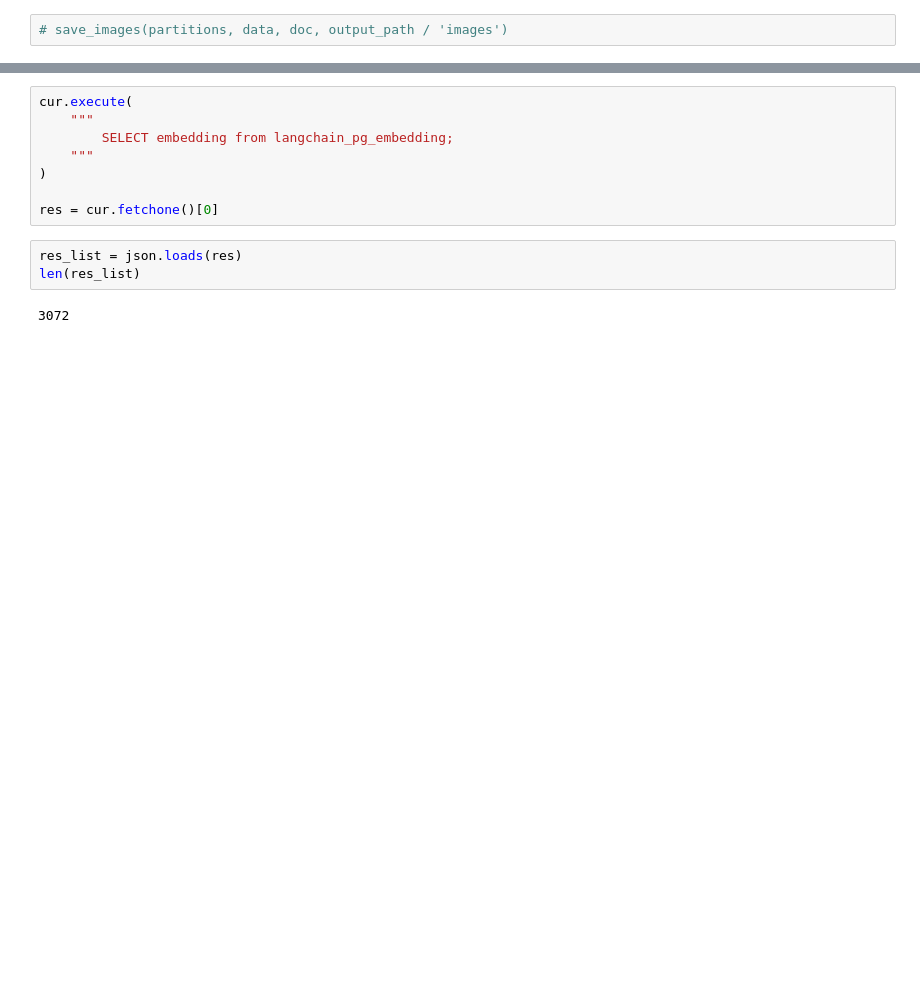
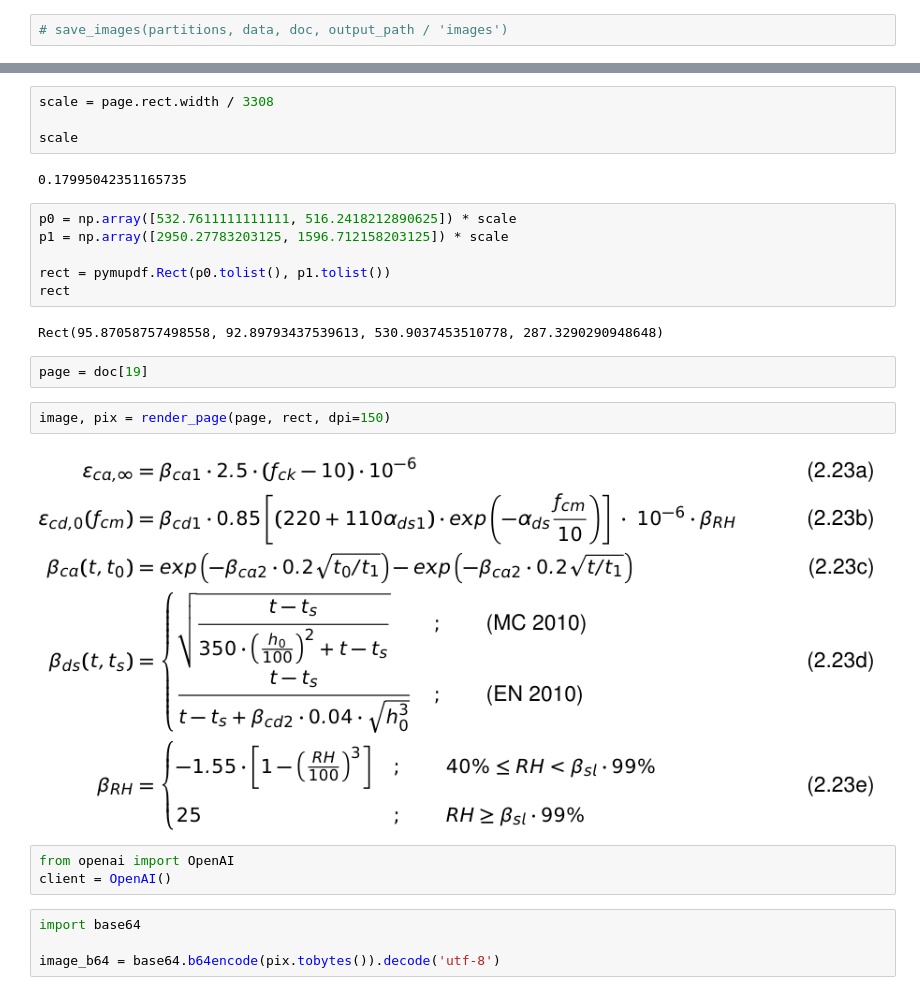
Before and after one commit to larsfop/dof-internship, a Jupyter notebook: app_backend/document_processing/test.ipynb, the cells around one changed output, grey strips where cells are left out. Saved outputs shown, nothing was run; the diff lists cells and outputs as text; blank space fills up the shorter version.

```diff
--- a/app_backend/document_processing/test.ipynb
+++ b/app_backend/document_processing/test.ipynb
@@ -143,13 +112,27 @@ cur = con.cursor()
-# %%
-cur.execute(
-    """
-        SELECT embedding from langchain_pg_embedding;
-    """
-)
-
-res = cur.fetchone()[0]
-# %%
-res_list = json.loads(res)
-len(res_list)
-# %% [output]
-3072
+# %%
+scale = page.rect.width / 3308
+
+scale
+# %% [output]
+0.17995042351165735
+# %%
+p0 = np.array([532.7611111111111, 516.2418212890625]) * scale
+p1 = np.array([2950.27783203125, 1596.712158203125]) * scale
+
+rect = pymupdf.Rect(p0.tolist(), p1.tolist())
+rect
+# %% [output]
+Rect(95.87058757498558, 92.89793437539613, 530.9037453510778, 287.3290290948648)
+# %%
+page = doc[19]
+# %%
+image, pix = render_page(page, rect, dpi=150)
+# %% [output]
+[figure, added]
+# %%
+from openai import OpenAI
+client = OpenAI()
+# %%
+import base64
+
+image_b64 = base64.b64encode(pix.tobytes()).decode('utf-8')
```
Also changed, not shown: parts of 24 cells of this notebook, 30 other files.
